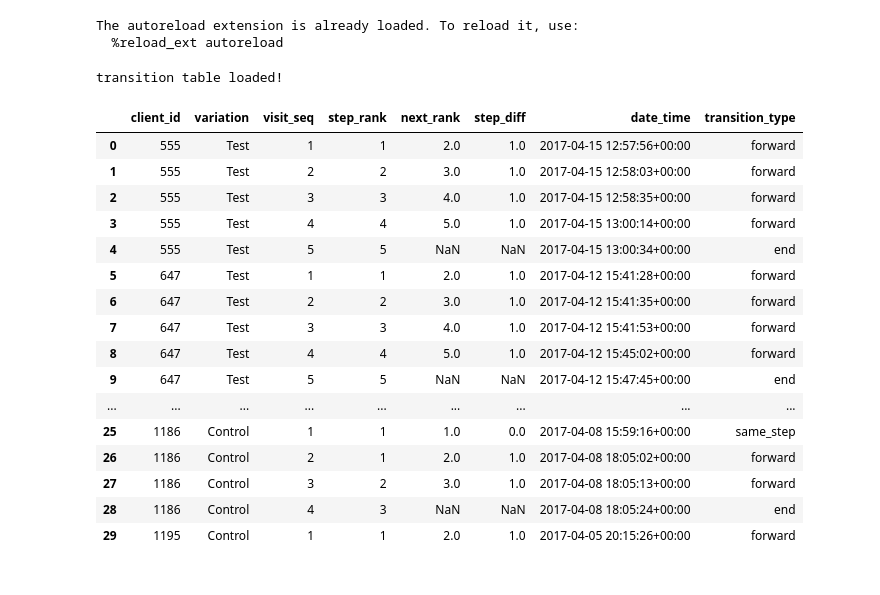
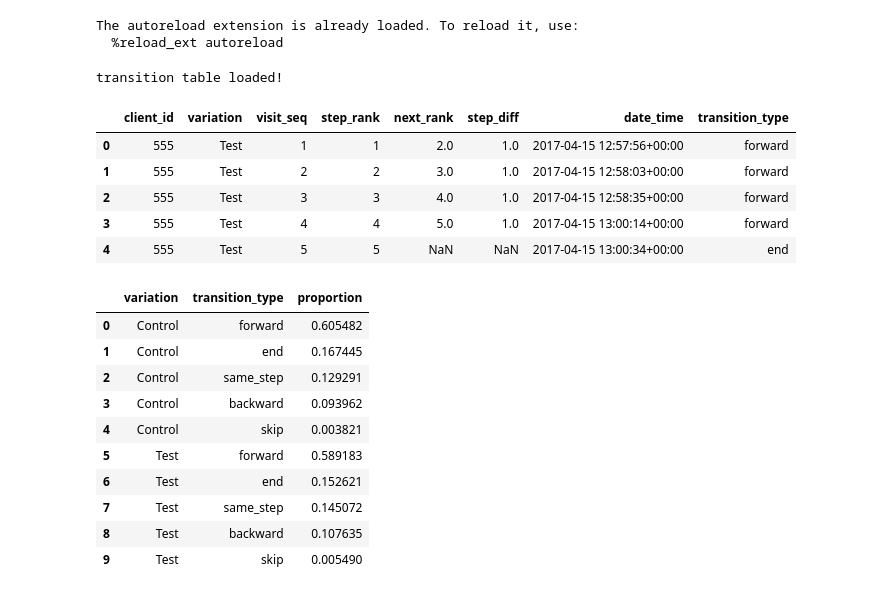
Before and after one commit to mosijituo049/vanguard-ab-test, a Jupyter notebook: notebook/transition_analysis.ipynb, the cells around one changed output. Saved outputs shown, nothing was run; the diff lists cells and outputs as text; code cells hidden in the pictures.

```diff
--- a/notebook/transition_analysis.ipynb
+++ b/notebook/transition_analysis.ipynb
@@ -21,25 +22,27 @@ from scipy.stats import chi2_contingency
 import src.analysis_utils as analysis_utils
 # %%
 df_transition = load_data.load("transition")
-df_transition.head(30)
+df_transition.head()
 # %% [output]
 transition table loaded!
 |  | client_id | variation | visit_seq | step_rank | next_rank | step_diff | date_time | transition_type |
 | 0 | 555 | Test | 1 | 1 | 2.0 | 1.0 | 2017-04-15 12:57:56+00:00 | forward |
 | 1 | 555 | Test | 2 | 2 | 3.0 | 1.0 | 2017-04-15 12:58:03+00:00 | forward |
 | 2 | 555 | Test | 3 | 3 | 4.0 | 1.0 | 2017-04-15 12:58:35+00:00 | forward |
 | 3 | 555 | Test | 4 | 4 | 5.0 | 1.0 | 2017-04-15 13:00:14+00:00 | forward |
 | 4 | 555 | Test | 5 | 5 | NaN | NaN | 2017-04-15 13:00:34+00:00 | end |
-| 5 | 647 | Test | 1 | 1 | 2.0 | 1.0 | 2017-04-12 15:41:28+00:00 | forward |
-| 6 | 647 | Test | 2 | 2 | 3.0 | 1.0 | 2017-04-12 15:41:35+00:00 | forward |
-| 7 | 647 | Test | 3 | 3 | 4.0 | 1.0 | 2017-04-12 15:41:53+00:00 | forward |
-| 8 | 647 | Test | 4 | 4 | 5.0 | 1.0 | 2017-04-12 15:45:02+00:00 | forward |
-| 9 | 647 | Test | 5 | 5 | NaN | NaN | 2017-04-12 15:47:45+00:00 | end |
-| ... | ... | ... | ... | ... | ... | ... | ... | ... |
-| 25 | 1186 | Control | 1 | 1 | 1.0 | 0.0 | 2017-04-08 15:59:16+00:00 | same_step |
-| 26 | 1186 | Control | 2 | 1 | 2.0 | 1.0 | 2017-04-08 18:05:02+00:00 | forward |
-| 27 | 1186 | Control | 3 | 2 | 3.0 | 1.0 | 2017-04-08 18:05:13+00:00 | forward |
-| 28 | 1186 | Control | 4 | 3 | NaN | NaN | 2017-04-08 18:05:24+00:00 | end |
-| 29 | 1195 | Control | 1 | 1 | 2.0 | 1.0 | 2017-04-05 20:15:26+00:00 | forward |
 # %%
-transition_summary = df_transition.groupby('variation')['transition_type'].value_counts(normalize=True).reset_index()
+transition_pct = df_transition.groupby('variation')['transition_type'].value_counts(normalize=True).reset_index()
+transition_pct
+# %% [output]
+|  | variation | transition_type | proportion |
+| 0 | Control | forward | 0.605482 |
+| 1 | Control | end | 0.167445 |
+| 2 | Control | same_step | 0.129291 |
+| 3 | Control | backward | 0.093962 |
+| 4 | Control | skip | 0.003821 |
+| 5 | Test | forward | 0.589183 |
+| 6 | Test | end | 0.152621 |
+| 7 | Test | same_step | 0.145072 |
+| 8 | Test | backward | 0.107635 |
+| 9 | Test | skip | 0.005490 |
```
Also changed, not shown: parts of 18 cells of this notebook, 8 other files.
